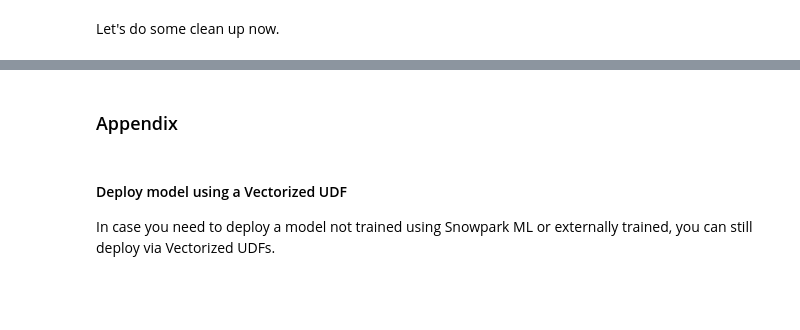
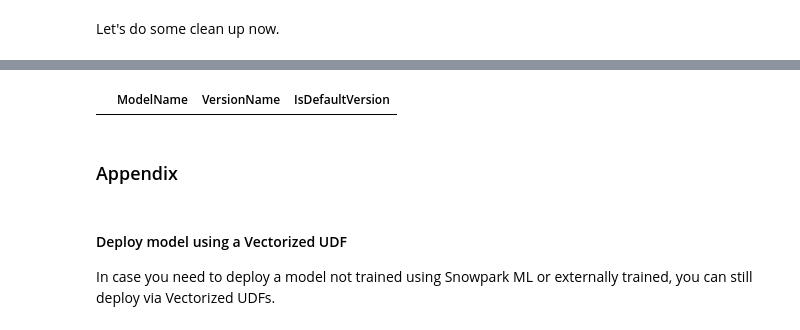
Before and after one commit to Snowflake-Labs/sfguide-intro-to-machine-learning-with-snowflake-ml-for-python, a Jupyter notebook: 3_snowpark_ml_model_training_deployment.ipynb, the cells around one changed output, grey strips where cells are left out. Drawn from its saved outputs; the diff is of its cells as text; code cells hidden in the pictures; blank space fills up the shorter version.

```diff
--- a/3_snowpark_ml_model_training_deployment.ipynb
+++ b/3_snowpark_ml_model_training_deployment.ipynb
@@ -451,3 +398,8 @@ registry.list_models().to_pandas()
+# %%
+# Confirm it was deleted
+ListModelsInRegistry(native_registry)
+# %% [output]
+|  | ModelName | VersionName | IsDefaultVersion |
 # %% [markdown]
 ### Appendix
 # %% [markdown]
```
Also changed, not shown: parts of 18 cells of this notebook, 3 other files.
